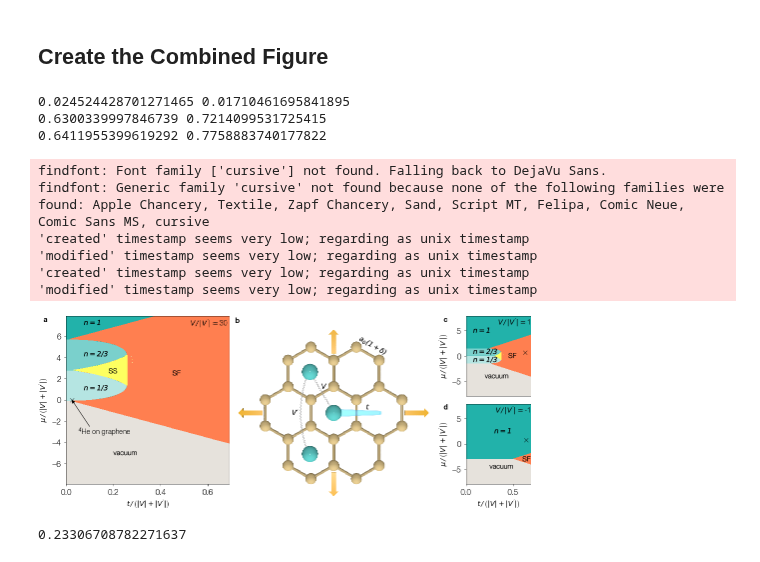
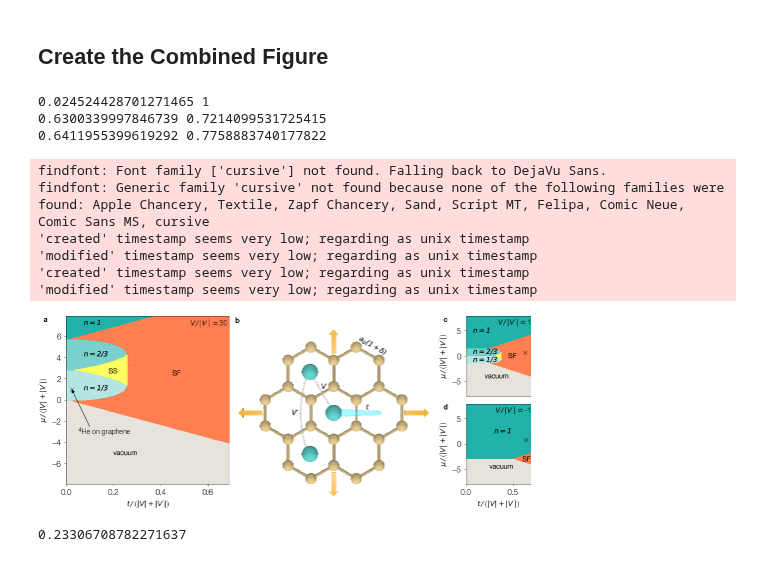
Before and after one commit to DelMaestroGroup/papers-code-Superfluid4HeStrainGraphene, a Jupyter notebook: src/MeanField_python-2022.ipynb, the cells around one changed output. Cells and saved outputs as stored; diff of their text form; code cells hidden in the pictures.

```diff
--- a/src/MeanField_python-2022.ipynb
+++ b/src/MeanField_python-2022.ipynb
@@ -387,7 +387,7 @@ with plt.style.context(plot_style['sans']):
     label_loc = [[0.2,-5],[0.45,2.5],[0.075,1.1],[0.075,4.3],[0.075,7.25],[0.18,2.7]]
     [t_current,V_current,Vp_current] = data_pd_revised30[-3:]
     tloc = t_current/(np.abs(V_current) + np.abs(Vp_current))
-    muloc = 1/(np.abs(V_current) + np.abs(Vp_current))
+    muloc = 1
     ax = ab_pdmaker(ax,*data_pd_revised30[:-3], 30,
                    locate_system=[tloc,muloc,'a'],
                    labels=labels,label_loc=label_loc)
@@ -552,7 +560,7 @@ with plt.style.context(plot_style['sans']):
     label_loc = [[0.2,-5],[0.45,2.5],[0.075,1.1],[0.075,4.3],[0.075,7.25],[0.18,2.7]]
     [t_current,V_current,Vp_current] = data_pd_revised30[-3:]
     tloc = t_current/(np.abs(V_current) + np.abs(Vp_current))
-    muloc = 1/(np.abs(V_current) + np.abs(Vp_current))
+    muloc = 1
     ax_pd0 = ab_pdmaker(ax_pd0,*data_pd_revised30[:-3], 30,
                    locate_system=[tloc,muloc,'a'],
                    labels=labels,label_loc=label_loc)
@@ -583,35 +591,35 @@ with plt.style.context(plot_style['sans']):
     label_loc = [[0.25,-4.5],[0.6,-3.05],[0.3,2.5]]
     [t_current,V_current,Vp_current] = data_pd['a=-1'][-3:]
     tloc = t_current/(np.abs(V_current) + np.abs(Vp_current))
     muloc = 1/(np.abs(V_current) + np.abs(Vp_current))
     print(tloc,muloc)
     ax_pd[1] = ab_pdmaker(ax_pd[1],*data_pd['a=-1'][:-3], -1,
                     locate_system=[tloc,muloc,'d'],
                     labels=labels,label_loc=label_loc)
 #     ax_pd[1] = ab_pdmaker(ax_pd[1],*data_pd['a=-1'],-1,labels=labels,label_loc=label_loc)
 
     # add panel labels
     font_props = dgutils.fonts.get_custom_font_props(bold_font_path)
 
     ax_pd0.text(-0.14,1.0,'a', ha='left',va='top', transform=ax_pd0.transAxes, fontproperties=font_props)
     fig.text(2/5,0.98,'b', ha='left',va='top',fontproperties=font_props)
 
     #ax_G.text(0,1,'b',ha='left',va='top',transform=ax_G.transAxes, fontproperties=font_props)
     for i,lab in enumerate(['c','d']):
         ax_pd[i].text(-0.35,1.0,lab,ha='left',va='top',transform=ax_pd[i].transAxes, fontproperties=font_props)
 
     fig.savefig('../figures/mf_phase_diagrams.pdf')
 # %% [output]
-0.024524428701271465 0.01710461695841895
+0.024524428701271465 1
 0.6300339997846739 0.7214099531725415
 0.6411955399619292 0.7758883740177822
 findfont: Font family ['cursive'] not found. Falling back to DejaVu Sans.
 findfont: Generic family 'cursive' not found because none of the following families were found: Apple Chancery, Textile, Zapf Chancery, Sand, Script MT, Felipa, Comic Neue, Comic Sans MS, cursive
 'created' timestamp seems very low; regarding as unix timestamp
 'modified' timestamp seems very low; regarding as unix timestamp
 'created' timestamp seems very low; regarding as unix timestamp
 'modified' timestamp seems very low; regarding as unix timestamp
-[figure, old version]
+[figure, new version]
 # %%
 # tinterp(0.183)/(np.abs(Vinterp(0.183))+np.abs(Vpinterp(0.183)))
 
```
Also changed, not shown: parts of 1 cell of this notebook.
